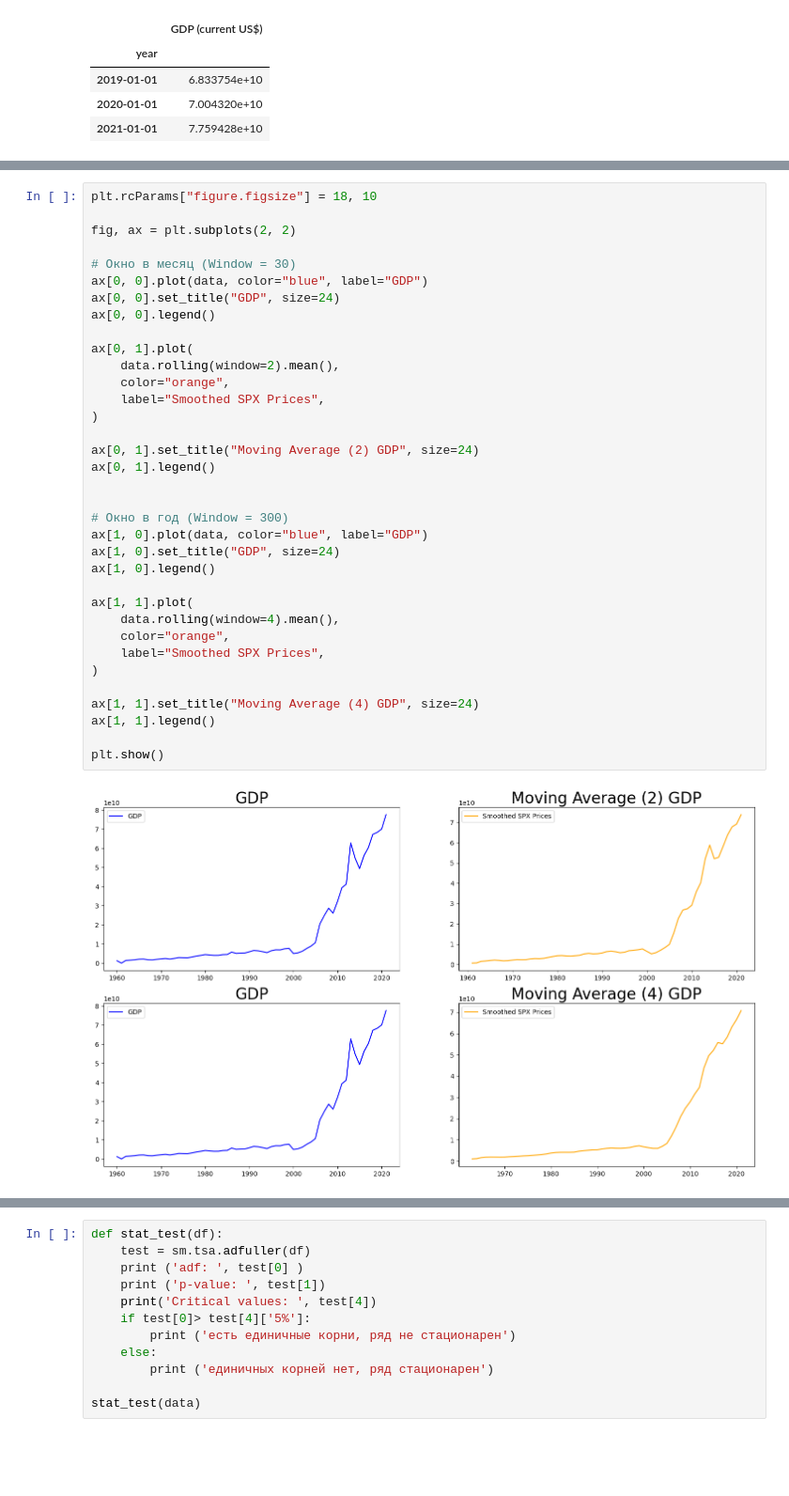
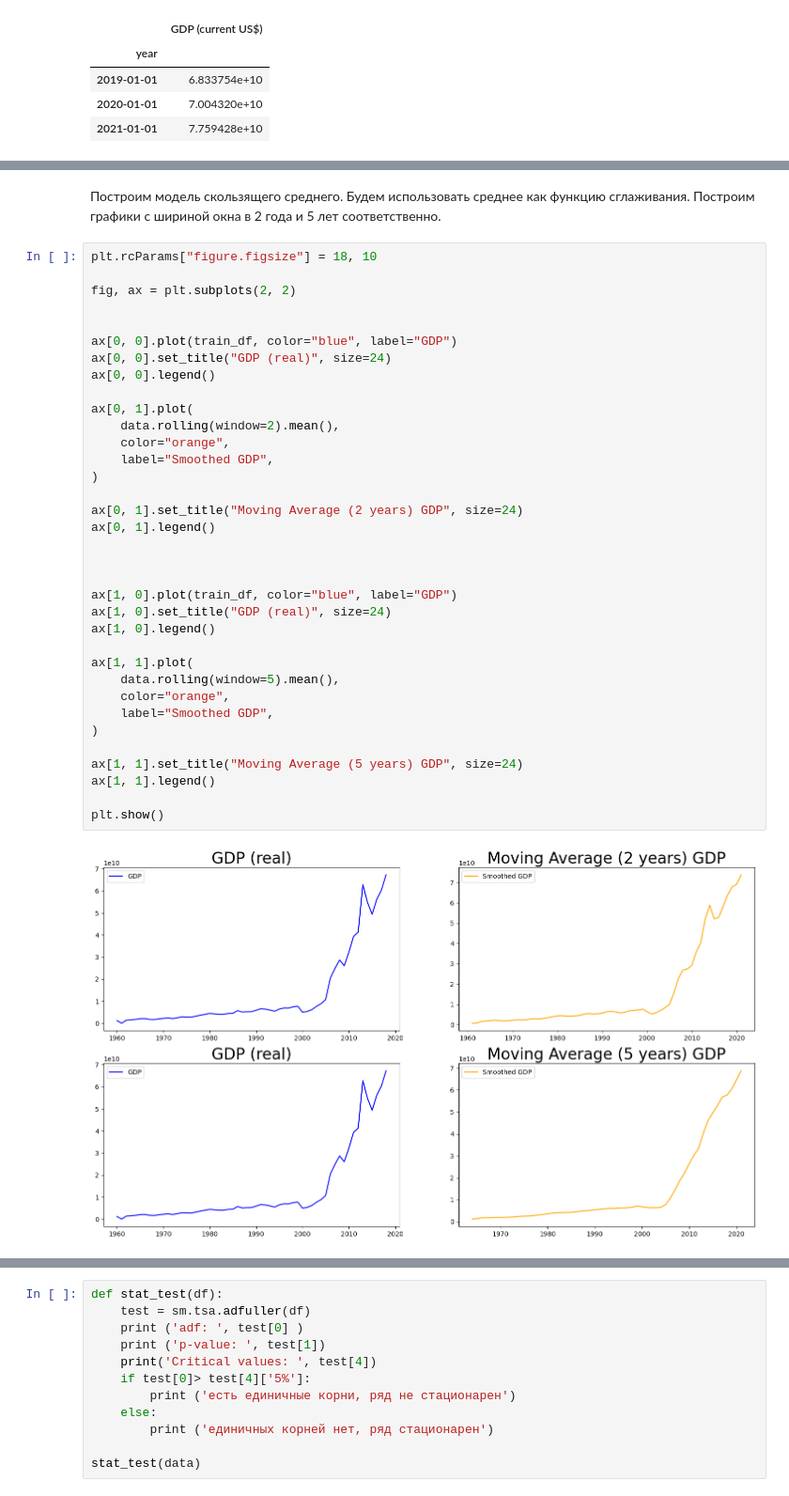
Before and after one commit to lurtz-dahaka/data_science_course, a Jupyter notebook: SKILLFACTORY/MATH&ML-13. Временные ряды. Часть II/Practice.ipynb, the cells around one changed output, grey strips where cells are left out. Shown at 94% size. Drawn from its saved outputs; the diff is of its cells as text; blank space fills up the shorter version.

```diff
--- a/SKILLFACTORY/MATH&ML-13. Временные ряды. Часть II/Practice.ipynb
+++ b/SKILLFACTORY/MATH&ML-13. Временные ряды. Часть II/Practice.ipynb
@@ -100,37 +89,39 @@ plt.show()
+# %% [markdown]
+Построим модель скользящего среднего. Будем использовать среднее как функцию сглаживания. Построим графики с шириной окна в 2 года и 5 лет соответственно.
 # %%
 plt.rcParams["figure.figsize"] = 18, 10
 
 fig, ax = plt.subplots(2, 2)
 
-# Окно в месяц (Window = 30)
-ax[0, 0].plot(data, color="blue", label="GDP")
-ax[0, 0].set_title("GDP", size=24)
+
+ax[0, 0].plot(train_df, color="blue", label="GDP")
+ax[0, 0].set_title("GDP (real)", size=24)
 ax[0, 0].legend()
 
 ax[0, 1].plot(
     data.rolling(window=2).mean(),
     color="orange",
-    label="Smoothed SPX Prices",
+    label="Smoothed GDP",
 )
 
-ax[0, 1].set_title("Moving Average (2) GDP", size=24)
+ax[0, 1].set_title("Moving Average (2 years) GDP", size=24)
 ax[0, 1].legend()
 
 
-# Окно в год (Window = 300)
-ax[1, 0].plot(data, color="blue", label="GDP")
-ax[1, 0].set_title("GDP", size=24)
+
+ax[1, 0].plot(train_df, color="blue", label="GDP")
+ax[1, 0].set_title("GDP (real)", size=24)
 ax[1, 0].legend()
 
 ax[1, 1].plot(
-    data.rolling(window=4).mean(),
+    data.rolling(window=5).mean(),
     color="orange",
-    label="Smoothed SPX Prices",
+    label="Smoothed GDP",
 )
 
-ax[1, 1].set_title("Moving Average (4) GDP", size=24)
+ax[1, 1].set_title("Moving Average (5 years) GDP", size=24)
 ax[1, 1].legend()
 
 plt.show()
 # %% [output]
-[figure, old version]
+[figure, new version]
```
Also changed, not shown: parts of 83 cells of this notebook.
